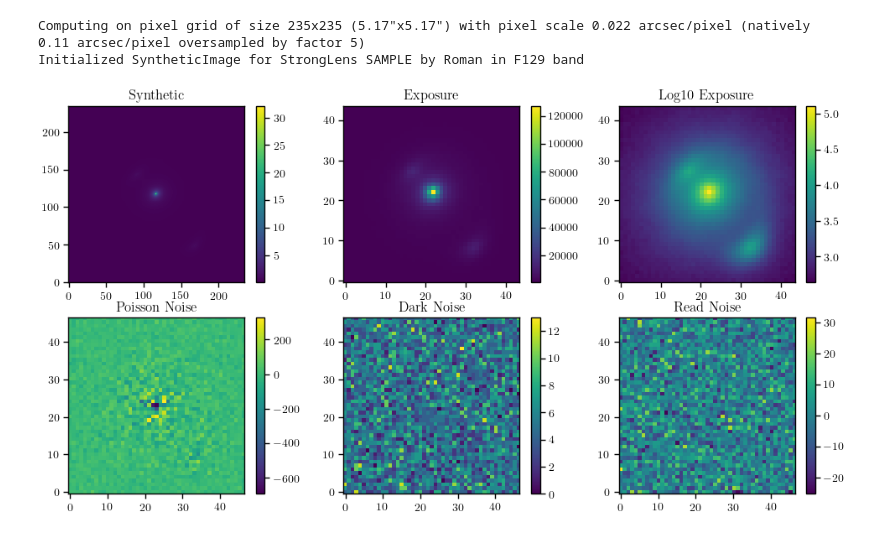
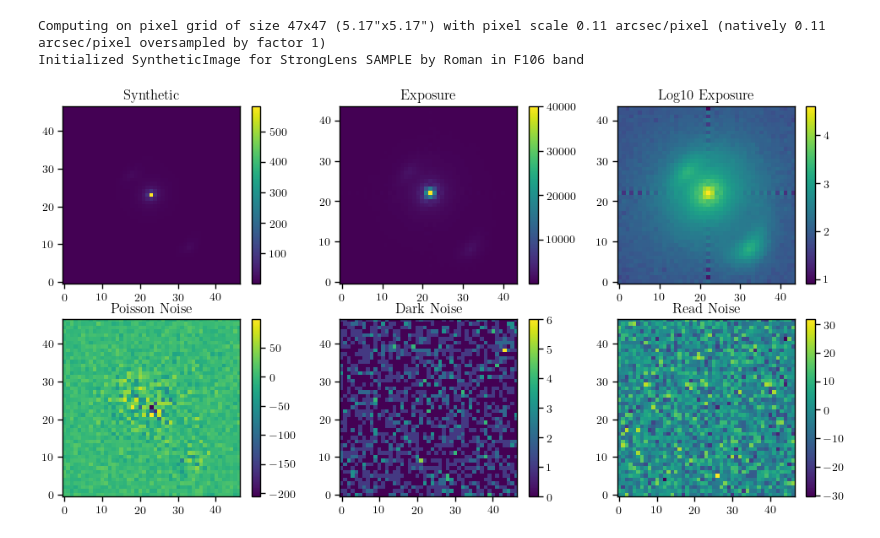
Before and after one commit to AstroMusers/mejiro, a Jupyter notebook: notebooks/data_model_refactor/exposure_roman.ipynb, the cells around one changed output. Cells and saved outputs as stored; diff of their text form; code cells hidden in the pictures.

```diff
--- a/notebooks/data_model_refactor/exposure_roman.ipynb
+++ b/notebooks/data_model_refactor/exposure_roman.ipynb
@@ -36,39 +39,43 @@ from mejiro.exposure import Exposure
 # %%
 lens = SampleStrongLens()
 roman = Roman()
-band = 'F129'
+band = 'F106'
 scene_size = 5  # arcsec
-oversample = 5
-exposure_time = 1000
+oversample = 1
+exposure_time = 146
 instrument_params = {
     'detector': 1,
     'detector_position': (2048, 2048)
 }
 
-synth_no_subhalo = SyntheticImage(lens, roman, band, arcsec=scene_size, oversample=oversample, pieces=False, verbose=True, instrument_params=instrument_params)
-exposure_no_subhalo = Exposure(synth_no_subhalo, exposure_time=exposure_time, engine='galsim', verbose=True)
+synth = SyntheticImage(lens, roman, band, arcsec=scene_size, oversample=oversample, pieces=False, verbose=True, instrument_params=instrument_params)
+# psf = np.load('/grad/bwedig/mejiro/tests/test_data/F106_1_2048_2048_1_47.npy')
+gsparams_kwargs = {
+    # 'folding_threshold': 1e-10,
+}
+exposure = Exposure(synth, exposure_time=exposure_time, engine='galsim', psf=None, verbose=True, gsparams_kwargs=gsparams_kwargs)
 
 _, ax = plt.subplots(2, 3, figsize=(12, 6))
-ax00 = ax[0,0].imshow(synth_no_subhalo.image)
-ax01 = ax[0,1].imshow(exposure_no_subhalo.exposure)
-ax02 = ax[0,2].imshow(np.log10(exposure_no_subhalo.exposure))
-ax10 = ax[1,0].imshow(exposure_no_subhalo.poisson_noise.array)
-ax11 = ax[1,1].imshow(exposure_no_subhalo.dark_noise.array)
-ax12 = ax[1,2].imshow(exposure_no_subhalo.read_noise.array)
+ax00 = ax[0,0].imshow(synth.image)
+ax01 = ax[0,1].imshow(exposure.exposure)
+ax02 = ax[0,2].imshow(np.log10(exposure.exposure))
+ax10 = ax[1,0].imshow(exposure.poisson_noise.array)
+ax11 = ax[1,1].imshow(exposure.dark_noise.array)
+ax12 = ax[1,2].imshow(exposure.read_noise.array)
 plt.colorbar(ax00, ax=ax[0,0])
 plt.colorbar(ax01, ax=ax[0,1])
 plt.colorbar(ax02, ax=ax[0,2])
 plt.colorbar(ax10, ax=ax[1,0])
 plt.colorbar(ax11, ax=ax[1,1])
 plt.colorbar(ax12, ax=ax[1,2])
 ax[0,0].set_title('Synthetic')
 ax[0,1].set_title('Exposure')
 ax[0,2].set_title('Log10 Exposure')
 ax[1,0].set_title('Poisson Noise')
 ax[1,1].set_title('Dark Noise')
 ax[1,2].set_title('Read Noise')
 plt.show()
 # %% [output]
-Computing on pixel grid of size 235x235 (5.17"x5.17") with pixel scale 0.022 arcsec/pixel (natively 0.11 arcsec/pixel oversampled by factor 5)
-Initialized SyntheticImage for StrongLens SAMPLE by Roman in F129 band
+Computing on pixel grid of size 47x47 (5.17"x5.17") with pixel scale 0.11 arcsec/pixel (natively 0.11 arcsec/pixel oversampled by factor 1)
+Initialized SyntheticImage for StrongLens SAMPLE by Roman in F106 band
-[figure, old version]
+[figure, new version]
```
Also changed, not shown: parts of 2 cells of this notebook, 1 other file.
